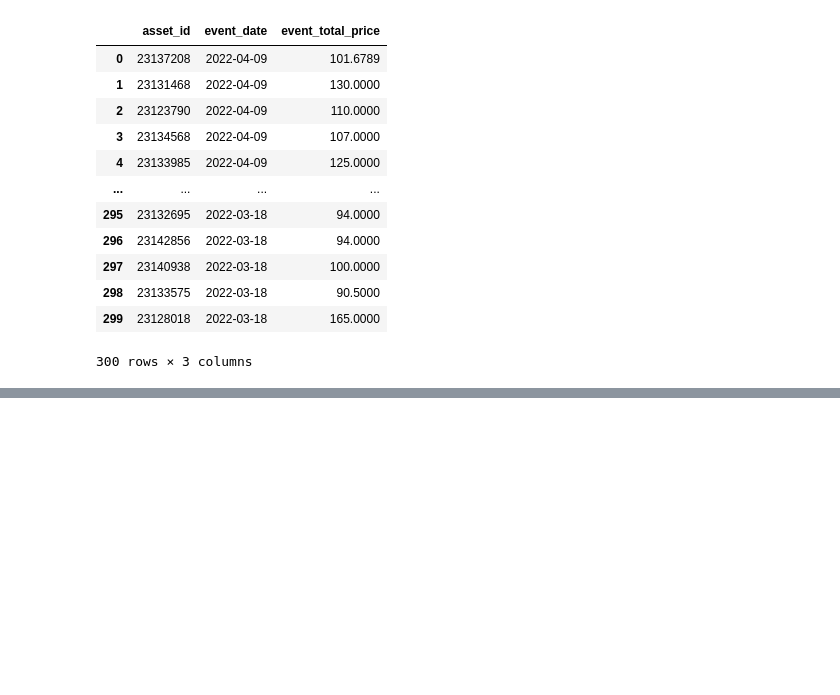
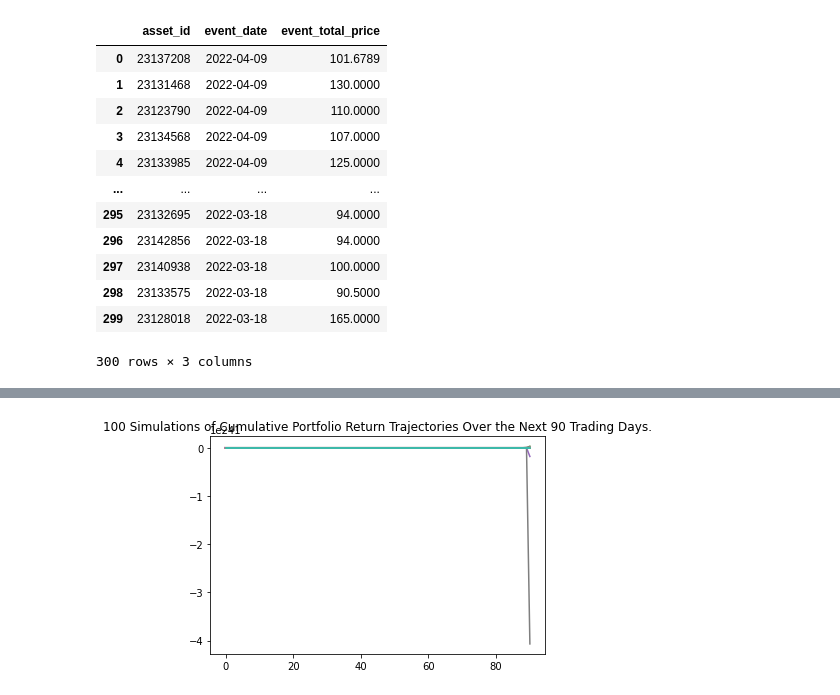
Before and after one commit to sameerlakhe/NFTPriceTrackerAndForecaster, a Jupyter notebook: nft_tracker.ipynb, the cells around one changed output, grey strips where cells are left out. Drawn from its saved outputs; the diff is of its cells as text; code cells hidden in the pictures; blank space fills up the shorter version.

Commit message:
run Monte Carlo simulations

```diff
--- a/nft_tracker.ipynb
+++ b/nft_tracker.ipynb
@@ -298,0 +373,11 @@ df
+# %%
+#prepare the datafame for Monte Carlo simulation
+
+
+df = df.sort_values(by="event_date",axis=0, ascending=True )
+df = df.set_index('event_date')
+# Concatenate the ticker DataFrames
+df_mc = pd.concat([df], axis=1, keys=["NFT"])
+
+# Display sample data
+df_mc
@@ -298,0 +386,11 @@ df
+# %%
+num_of_simulation =100
+num_of_years=1
+num_trading_days = 252*num_of_years
+num_trading_days=90
+
+MC_1year = MCSimulation(
+    portfolio_data = df_mc,
+    num_simulation = num_of_simulation,
+    num_trading_days = num_trading_days
+)
@@ -298,0 +436,6 @@ df
+# %%
+# Plot simulation outcomes
+line_plot = MC_1year.plot_simulation()
+line_plot.get_figure().savefig("MC_1year_sim_plot.png", bbox_inches="tight")
+# %% [output]
+[figure, added]
```
Also changed, not shown: parts of 12 cells of this notebook, 4 other files.
